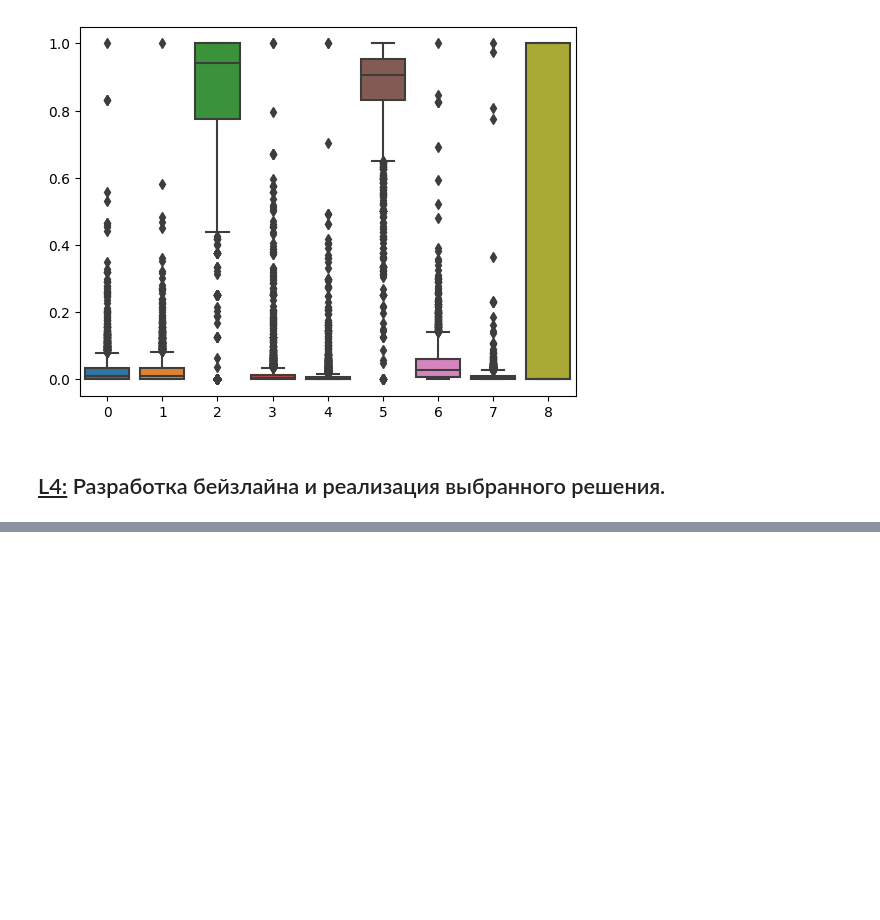
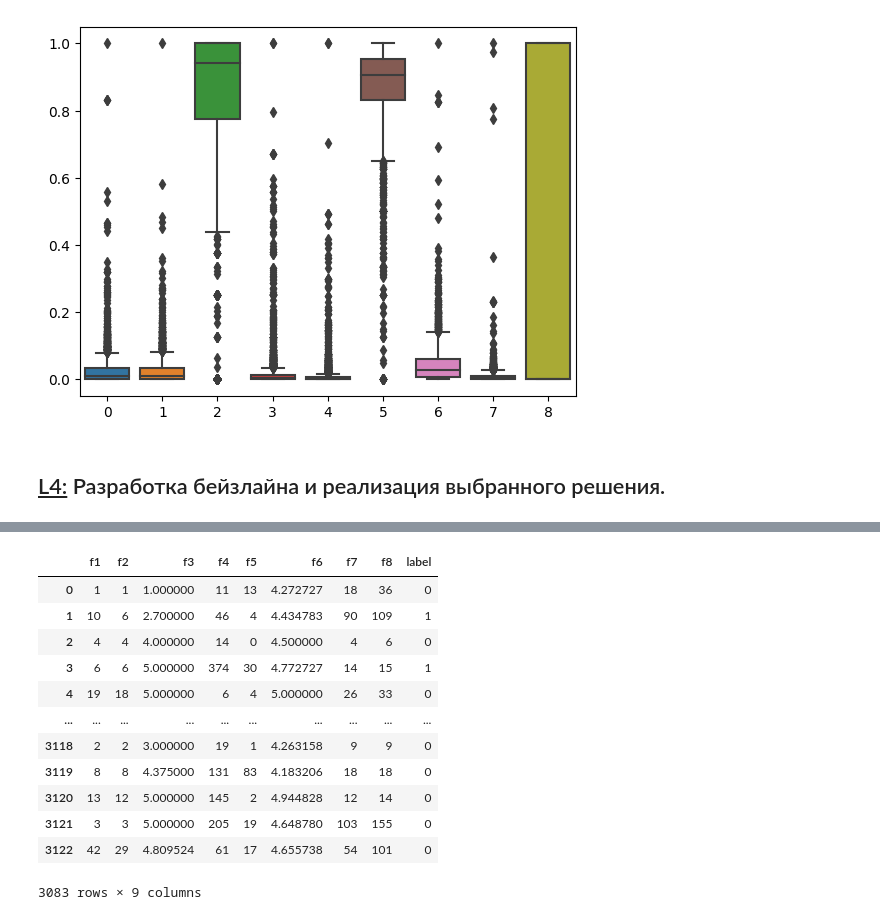
Before and after one commit to wyluilipe/wb_fakerecalls, a Jupyter notebook: mltask.ipynb, the cells around one changed output, grey strips where cells are left out. Drawn from its saved outputs; the diff is of its cells as text; code cells hidden in the pictures; blank space fills up the shorter version.

```diff
--- a/mltask.ipynb
+++ b/mltask.ipynb
@@ -739,0 +762,17 @@ array([-0.42193148, -0.37002355, -0.1713625 , -0.251425  , -0.34881377,
+# %%
+X, y = df[features], df['label']
+X
+# %% [output]
+|  | f1 | f2 | f3 | f4 | f5 | f6 | f7 | f8 | label |
+| 0 | 1 | 1 | 1.000000 | 11 | 13 | 4.272727 | 18 | 36 | 0 |
+| 1 | 10 | 6 | 2.700000 | 46 | 4 | 4.434783 | 90 | 109 | 1 |
+| 2 | 4 | 4 | 4.000000 | 14 | 0 | 4.500000 | 4 | 6 | 0 |
+| 3 | 6 | 6 | 5.000000 | 374 | 30 | 4.772727 | 14 | 15 | 1 |
+| 4 | 19 | 18 | 5.000000 | 6 | 4 | 5.000000 | 26 | 33 | 0 |
+| ... | ... | ... | ... | ... | ... | ... | ... | ... | ... |
+| 3118 | 2 | 2 | 3.000000 | 19 | 1 | 4.263158 | 9 | 9 | 0 |
+| 3119 | 8 | 8 | 4.375000 | 131 | 83 | 4.183206 | 18 | 18 | 0 |
+| 3120 | 13 | 12 | 5.000000 | 145 | 2 | 4.944828 | 12 | 14 | 0 |
+| 3121 | 3 | 3 | 5.000000 | 205 | 19 | 4.648780 | 103 | 155 | 0 |
+| 3122 | 42 | 29 | 4.809524 | 61 | 17 | 4.655738 | 54 | 101 | 0 |
+3083 rows × 9 columns
```
Also changed, not shown: parts of 44 cells of this notebook.
